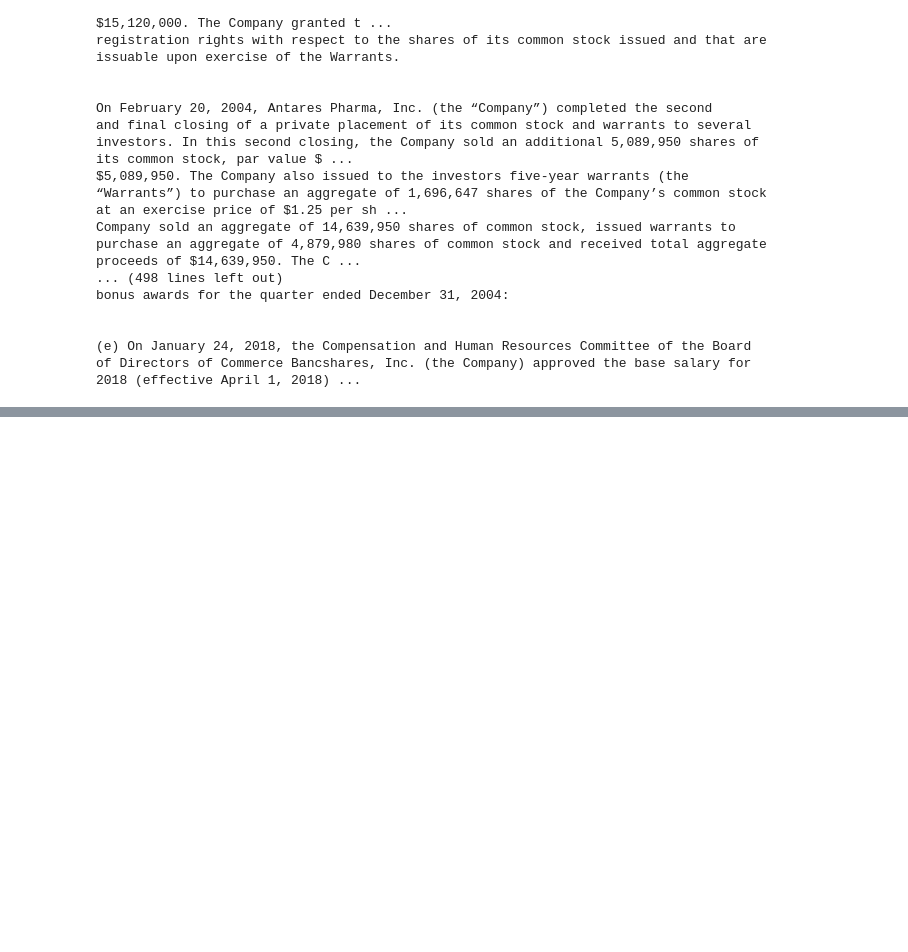
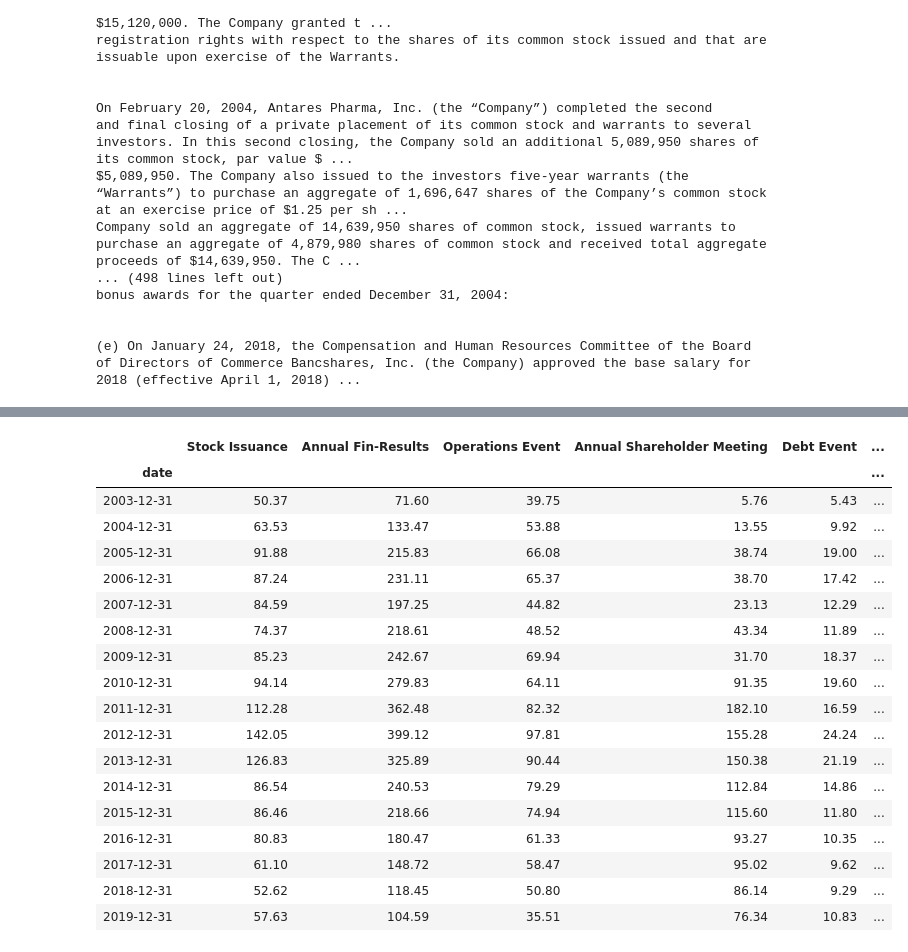
Before and after one commit to nqabell89/8K-Filing-NLP-Topic-Modelling, a Jupyter notebook: Index.ipynb, the cells around one changed output, grey strips where cells are left out. Saved outputs shown, nothing was run; the diff lists cells and outputs as text; code cells hidden in the pictures; blank space fills up the shorter version.

```diff
--- a/Index.ipynb
+++ b/Index.ipynb
@@ -753,0 +753,5 @@ bonus awards for the quarter ended December 31, 2004:
+# %%
+df = pd.read_pickle("df_combined.pkl")
+# %%
+df.rename(columns={'Annaul Fin-Results':'Annual Fin-Results', 'Board Member Apointment':'Board Member Appointment'}, inplace=True)
+df.head()
@@ -753,0 +828,24 @@ bonus awards for the quarter ended December 31, 2004:
+# %%
+df_topics_aggyear.drop(pd.to_datetime('2002-12-31'), inplace=True)
+df_topics_aggyear.drop(pd.to_datetime('2020-12-31'), inplace=True)
+df_topics_aggyear
+# %% [output]
+|  | Stock Issuance | Annual Fin-Results | Operations Event | Annual Shareholder Meeting | Debt Event | ... |
+| date |  |  |  |  |  | ... |
+| 2003-12-31 | 50.37 | 71.60 | 39.75 | 5.76 | 5.43 | ... |
+| 2004-12-31 | 63.53 | 133.47 | 53.88 | 13.55 | 9.92 | ... |
+| 2005-12-31 | 91.88 | 215.83 | 66.08 | 38.74 | 19.00 | ... |
+| 2006-12-31 | 87.24 | 231.11 | 65.37 | 38.70 | 17.42 | ... |
+| 2007-12-31 | 84.59 | 197.25 | 44.82 | 23.13 | 12.29 | ... |
+| 2008-12-31 | 74.37 | 218.61 | 48.52 | 43.34 | 11.89 | ... |
+| 2009-12-31 | 85.23 | 242.67 | 69.94 | 31.70 | 18.37 | ... |
+| 2010-12-31 | 94.14 | 279.83 | 64.11 | 91.35 | 19.60 | ... |
+| 2011-12-31 | 112.28 | 362.48 | 82.32 | 182.10 | 16.59 | ... |
+| 2012-12-31 | 142.05 | 399.12 | 97.81 | 155.28 | 24.24 | ... |
+| 2013-12-31 | 126.83 | 325.89 | 90.44 | 150.38 | 21.19 | ... |
+| 2014-12-31 | 86.54 | 240.53 | 79.29 | 112.84 | 14.86 | ... |
+| 2015-12-31 | 86.46 | 218.66 | 74.94 | 115.60 | 11.80 | ... |
+| 2016-12-31 | 80.83 | 180.47 | 61.33 | 93.27 | 10.35 | ... |
+| 2017-12-31 | 61.10 | 148.72 | 58.47 | 95.02 | 9.62 | ... |
+| 2018-12-31 | 52.62 | 118.45 | 50.80 | 86.14 | 9.29 | ... |
+| 2019-12-31 | 57.63 | 104.59 | 35.51 | 76.34 | 10.83 | ... |
```
Also changed, not shown: parts of 77 cells of this notebook.
